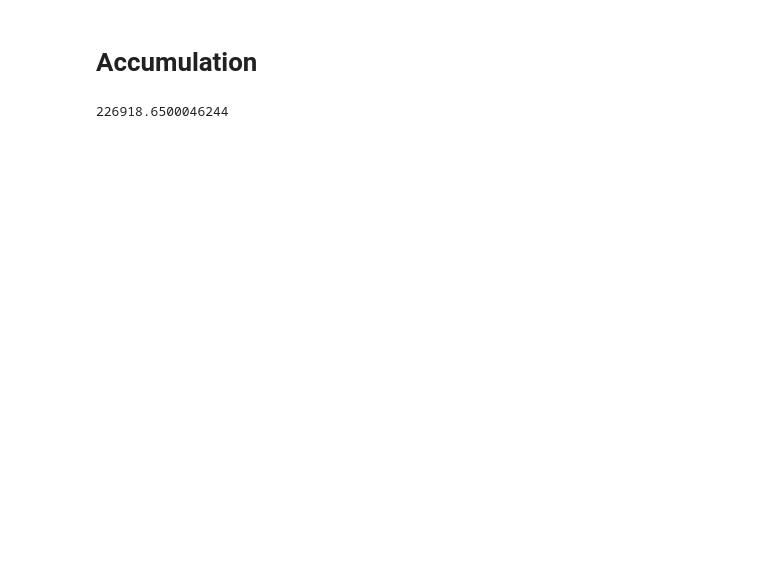
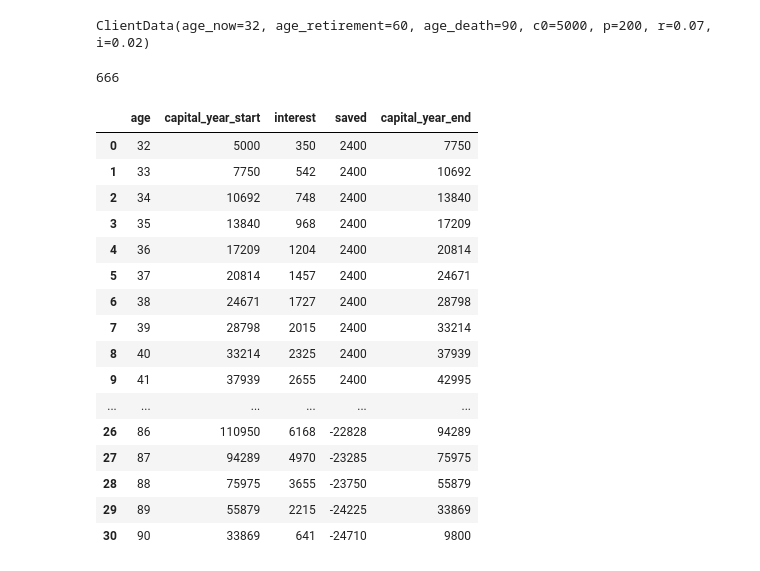
Before and after one commit to OlgaChernytska/money_calculators, a Jupyter notebook: Notebook.ipynb, the cells around one changed output. Drawn from its saved outputs; the diff is of its cells as text; code cells hidden in the pictures; blank space fills up the shorter version.

```diff
--- a/Notebook.ipynb
+++ b/Notebook.ipynb
@@ -7,17 +7,14 @@ from formulas import calculate_fv, calcualte_w1
 # %%
-age_now = 32
-age_retirement = 60
-age_death = 90
+client_data = ClientData(
+    age_now=32,
+    age_retirement=60,
+    age_death=90,
+    c0=5000,
+    p=200,
+    i=0.02,
+    r=0.07
+)
 
-annual_inflation = 0.02
-annual_return = 0.07
-
-capital_initial = 5000
-savings_monthly = 200
+client_data
+# %% [output]
+ClientData(age_now=32, age_retirement=60, age_death=90, c0=5000, p=200, r=0.07, i=0.02)
-# %% [markdown]
-# Accumulation
-# %%
-fv = calculate_fv(c0=capital_initial, r=annual_return, p=savings_monthly*12, N=age_retirement-age_now)
-fv
-# %% [output]
-226918.6500046244
@@ -33 +21,27 @@ for age in range(age_now+1, age_retirement+1):
+# %%
+real_income = calculate_monthly_passive_income(client_data)
+real_income
+# %% [output]
+666
+# %%
+cl_table = create_capital_lifecycle_table(client_data)
+cl_table
+# %% [output]
+|  | age | capital_year_start | interest | saved | capital_year_end |
+| 0 | 32 | 5000 | 350 | 2400 | 7750 |
+| 1 | 33 | 7750 | 542 | 2400 | 10692 |
+| 2 | 34 | 10692 | 748 | 2400 | 13840 |
+| 3 | 35 | 13840 | 968 | 2400 | 17209 |
+| 4 | 36 | 17209 | 1204 | 2400 | 20814 |
+| 5 | 37 | 20814 | 1457 | 2400 | 24671 |
+| 6 | 38 | 24671 | 1727 | 2400 | 28798 |
+| 7 | 39 | 28798 | 2015 | 2400 | 33214 |
+| 8 | 40 | 33214 | 2325 | 2400 | 37939 |
+| 9 | 41 | 37939 | 2655 | 2400 | 42995 |
+| ... | ... | ... | ... | ... | ... |
+| 26 | 86 | 110950 | 6168 | -22828 | 94289 |
+| 27 | 87 | 94289 | 4970 | -23285 | 75975 |
+| 28 | 88 | 75975 | 3655 | -23750 | 55879 |
+| 29 | 89 | 55879 | 2215 | -24225 | 33869 |
+| 30 | 90 | 33869 | 641 | -24710 | 9800 |
 # %%
```
Also changed, not shown: parts of 6 cells of this notebook, 1 other file.
